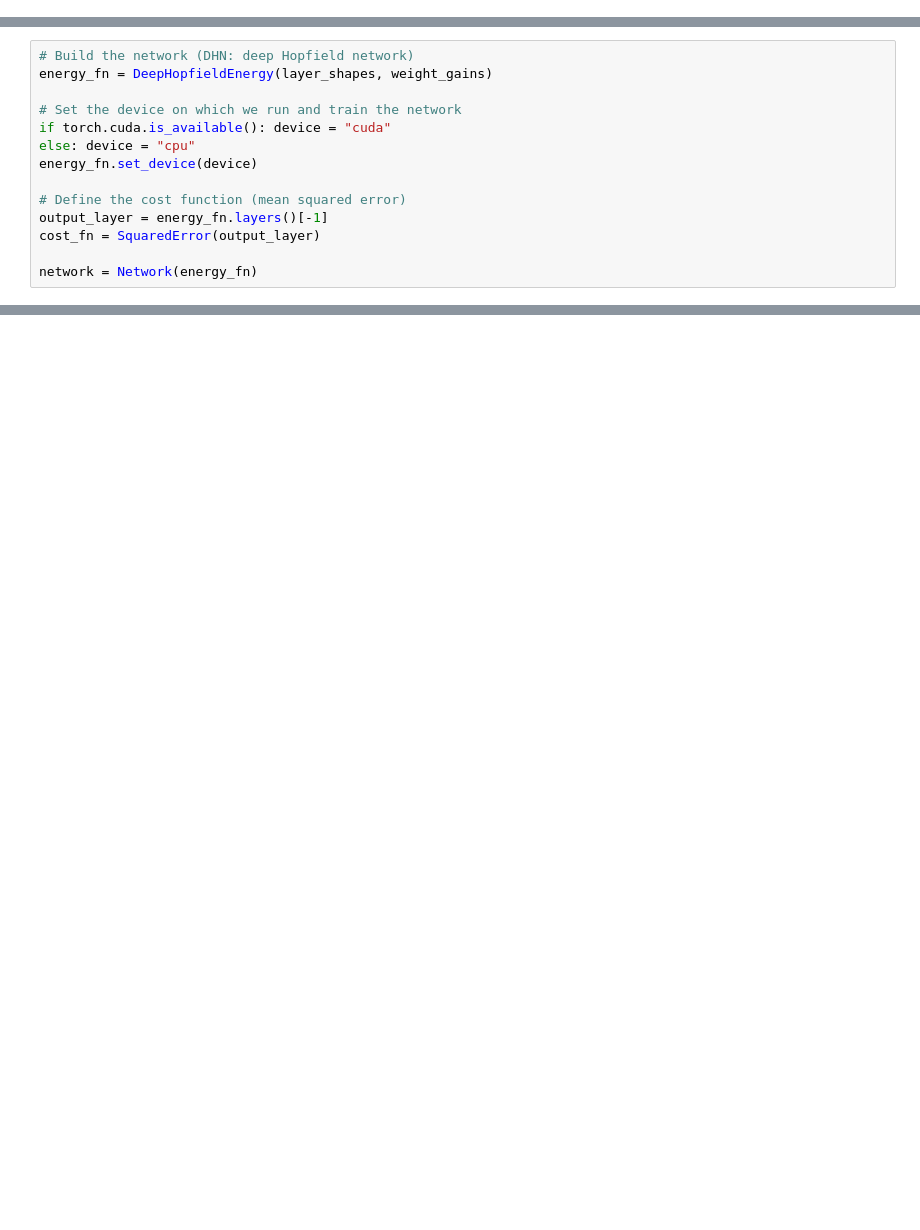
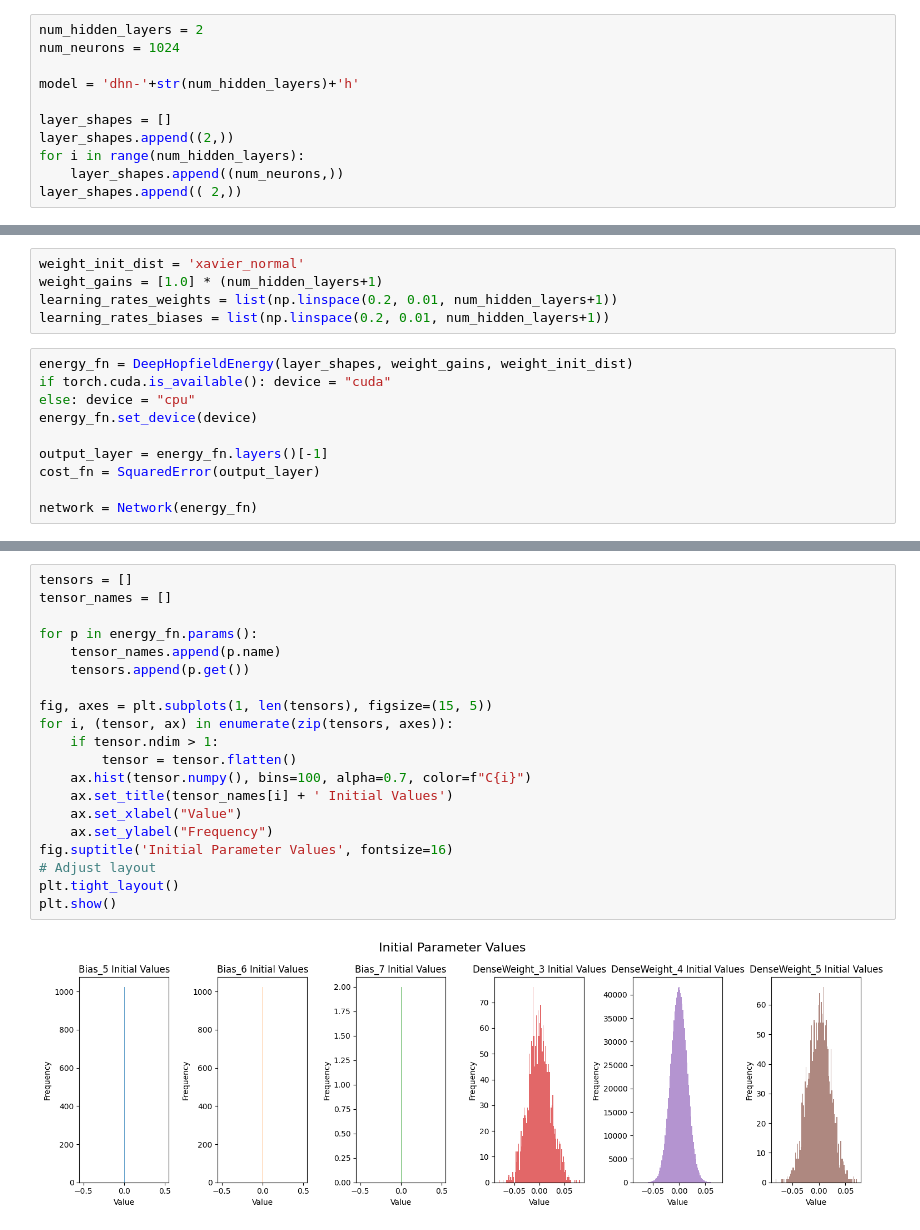
Before and after one commit to hhaller0826/energy-based-learning, a Jupyter notebook: demo.ipynb, the cells around one changed output, grey strips where cells are left out. Saved outputs shown, nothing was run; the diff lists cells and outputs as text; blank space fills up the shorter version.

Commit message:
demo nb init

```diff
--- a/demo.ipynb
+++ b/demo.ipynb
@@ -28,0 +44,11 @@ training_loader, test_loader = load_dataloaders(dataset, batch_size, augment_32x
+# %%
+num_hidden_layers = 2
+num_neurons = 1024
+
+model = 'dhn-'+str(num_hidden_layers)+'h'
+
+layer_shapes = []
+layer_shapes.append((2,))
+for i in range(num_hidden_layers):
+    layer_shapes.append((num_neurons,))
+layer_shapes.append(( 2,))
@@ -29,13 +60,14 @@ training_loader, test_loader = load_dataloaders(dataset, batch_size, augment_32x
+# %%
+weight_init_dist = 'xavier_normal'
+weight_gains = [1.0] * (num_hidden_layers+1)
+learning_rates_weights = list(np.linspace(0.2, 0.01, num_hidden_layers+1))
+learning_rates_biases = list(np.linspace(0.2, 0.01, num_hidden_layers+1))
 # %%
-# Build the network (DHN: deep Hopfield network)
-energy_fn = DeepHopfieldEnergy(layer_shapes, weight_gains)
-
-# Set the device on which we run and train the network
+energy_fn = DeepHopfieldEnergy(layer_shapes, weight_gains, weight_init_dist)
 if torch.cuda.is_available(): device = "cuda"
 else: device = "cpu"
 energy_fn.set_device(device)
 
-# Define the cost function (mean squared error)
 output_layer = energy_fn.layers()[-1]
 cost_fn = SquaredError(output_layer)
 
@@ -93,3 +127,25 @@ print()
+# %%
+tensors = []
+tensor_names = []
+
+for p in energy_fn.params():
+    tensor_names.append(p.name)
+    tensors.append(p.get())
+
+fig, axes = plt.subplots(1, len(tensors), figsize=(15, 5))
+for i, (tensor, ax) in enumerate(zip(tensors, axes)):
+    if tensor.ndim > 1:
+        tensor = tensor.flatten()
+    ax.hist(tensor.numpy(), bins=100, alpha=0.7, color=f"C{i}")
+    ax.set_title(tensor_names[i] + ' Initial Values')
+    ax.set_xlabel("Value")
+    ax.set_ylabel("Frequency")
+fig.suptitle('Initial Parameter Values', fontsize=16)
+# Adjust layout
+plt.tight_layout()
+plt.show()
+# %% [output]
+[figure, added]
 # %%
 # Launch the Experiment
 monitor.run(num_epochs, verbose=True)
```
Also changed, not shown: parts of 23 cells of this notebook, 9 other files.
